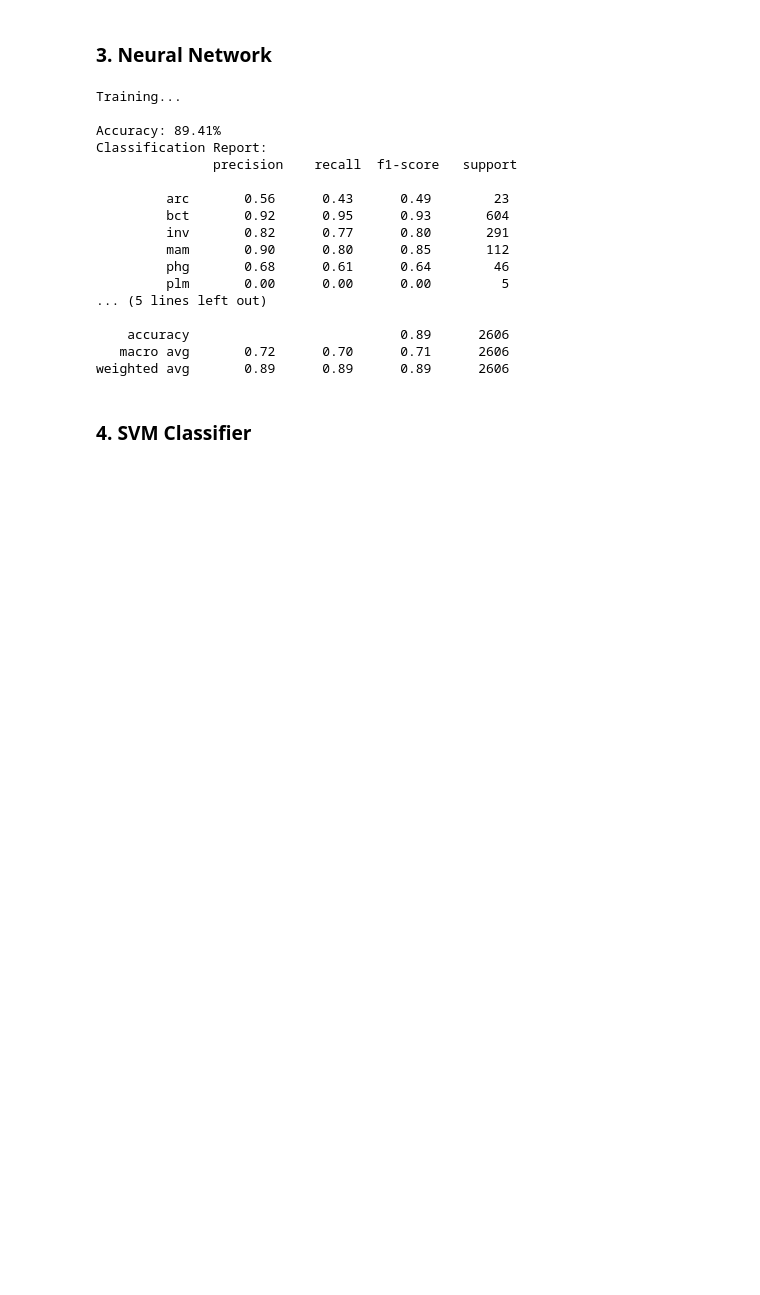
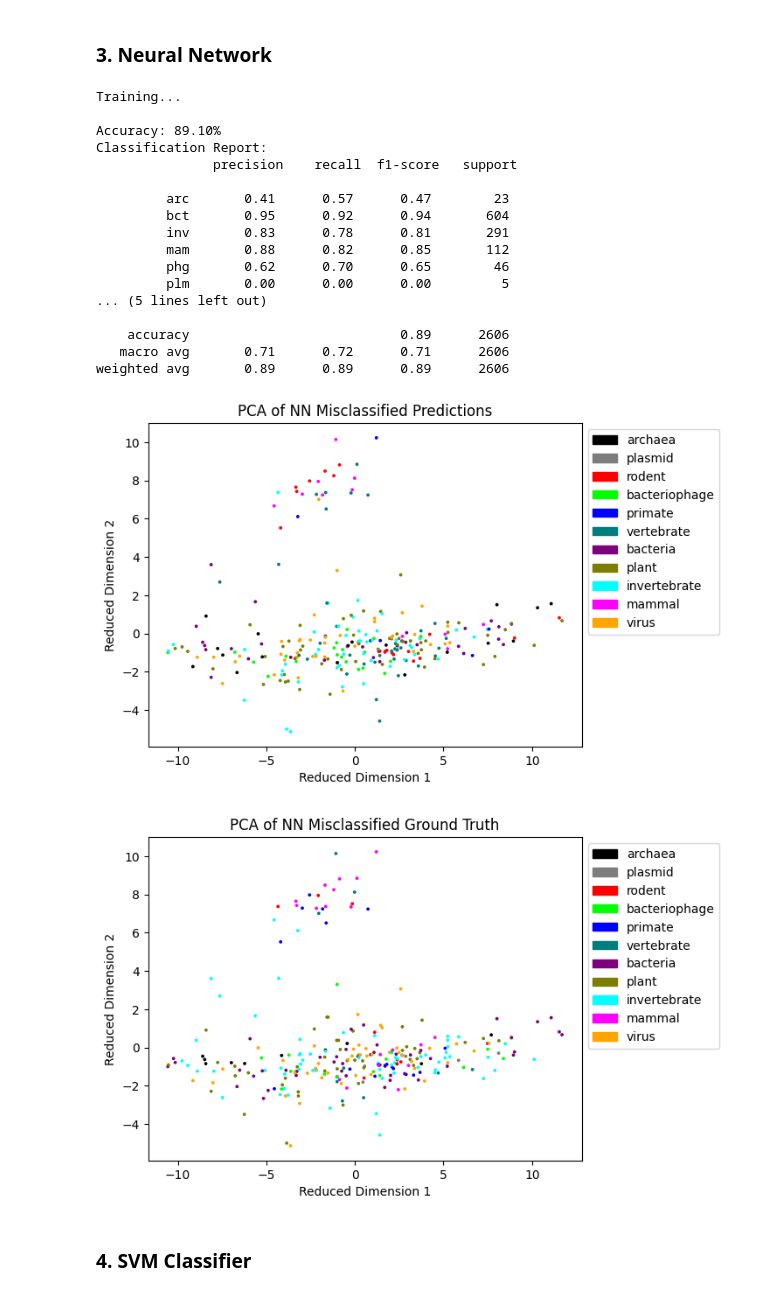
Before and after one commit to Viktor-Butkovich/AIvengers, a Jupyter notebook: main.ipynb, the cells around one changed output. Drawn from its saved outputs; the diff is of its cells as text; code cells hidden in the pictures; blank space fills up the shorter version.

```diff
--- a/main.ipynb
+++ b/main.ipynb
@@ -168,33 +191,39 @@ weighted avg       0.92      0.92      0.92      2606
 # %% [markdown]
 ### 3. Neural Network
 # %%
-classify(neural_network.neural_network(input_size=X_train.shape[1], output_size=len(kingdoms), categories=kingdoms,
+classifier = neural_network.neural_network(input_size=X_train.shape[1], output_size=len(kingdoms), categories=kingdoms,
     #hidden_layers = [64, 48, 32, 16, 8], learning_rate=0.05 # 88 f1 accuracy / 62 f1 macro avg
     #hidden_layers = [64, 48, 32, 16, 8], learning_rate=0.2 # 87/63
     #hidden_layers = [64, 48, 32, 16, 8], learning_rate=0.2 # 88/65
     #hidden_layers = [64, 64, 64, 64, 64], learning_rate=0.05, train_epochs=20 # 88/67
     #hidden_layers = [64, 64, 64, 64, 64], learning_rate=0.05, train_epochs=40 # 88/70
-    hidden_layers = [64, 64, 64, 64, 64, 64], learning_rate=0.05, train_epochs=40 # 89/68, best so far
+    #hidden_layers = [64, 64, 64, 64, 64, 64], learning_rate=0.05, train_epochs=40 # 89/68
+    hidden_layers = [64, 64, 64, 64, 64, 64], learning_rate=0.05, train_epochs=80 # 89/72, best so far
+    #hidden_layers = [64, 64, 64, 64, 64, 64], learning_rate=0.05, train_epochs=160 # 88/72, seems to converge by 80 epochs
     #hidden_layers = [64, 72, 80, 88, 96, 102], learning_rate=0.05, train_epochs=40 # 85/61, takes much longer to run
-))
+)
+train_classify(classifier)
+visualize_misclassified(PCA(n_components=2), 'PCA', classifier, 'NN')
 # %% [output]
 Training...
 
-Accuracy: 89.41%
+Accuracy: 89.10%
 Classification Report:
                precision    recall  f1-score   support
 
-         arc       0.56      0.43      0.49        23
-         bct       0.92      0.95      0.93       604
-         inv       0.82      0.77      0.80       291
-         mam       0.90      0.80      0.85       112
-         phg       0.68      0.61      0.64        46
+         arc       0.41      0.57      0.47        23
+         bct       0.95      0.92      0.94       604
+         inv       0.83      0.78      0.81       291
+         mam       0.88      0.82      0.85       112
+         phg       0.62      0.70      0.65        46
          plm       0.00      0.00      0.00         5
 ... (5 lines left out)
 
     accuracy                           0.89      2606
-   macro avg       0.72      0.70      0.71      2606
+   macro avg       0.71      0.72      0.71      2606
 weighted avg       0.89      0.89      0.89      2606
+[figure, added]
+[figure, added]
 # %% [markdown]
 ### 4. SVM Classifier
 # %%
```
Also changed, not shown: parts of 8 cells of this notebook.
